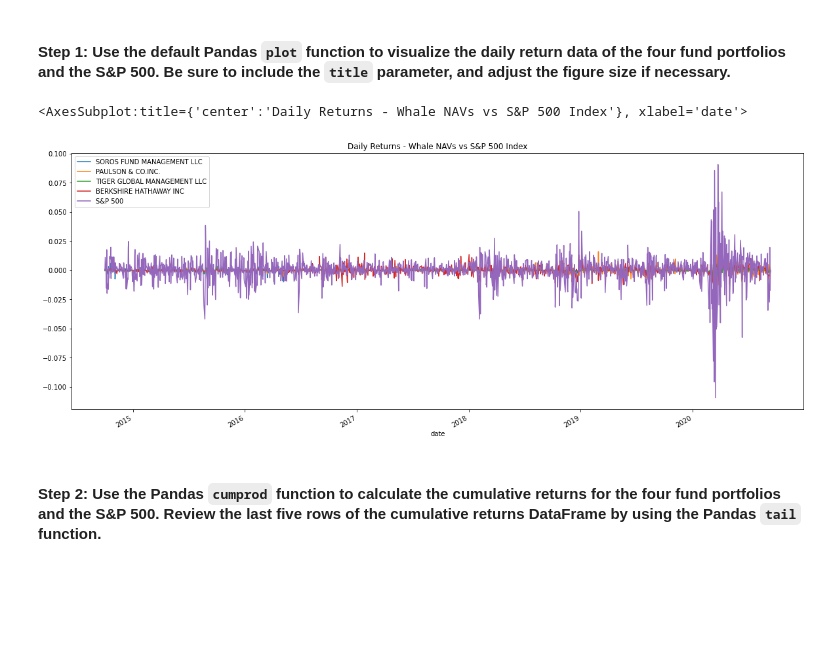
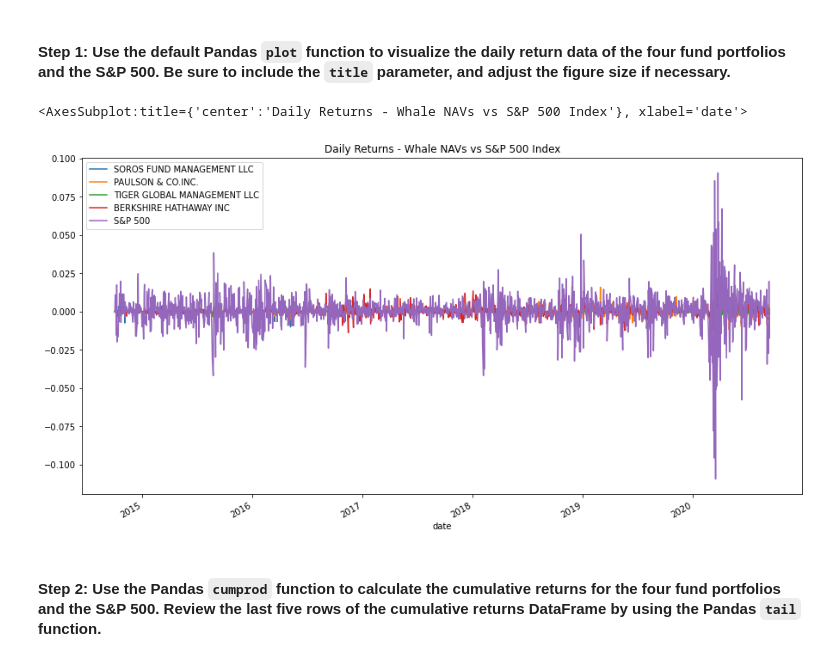
Before and after one commit to lindseyhardouin/Challenge_4, a Jupyter notebook: risk_return_analysis.ipynb, the cells around one changed output. Saved outputs shown, nothing was run; the diff lists cells and outputs as text; code cells hidden in the pictures; blank space fills up the shorter version.

```diff
--- a/risk_return_analysis.ipynb
+++ b/risk_return_analysis.ipynb
@@ -161,13 +161,13 @@ Analyze the data to determine if any of the portfolios outperform the broader st
 # %%
 # Plot the daily return data of the 4 funds and the S&P 500
 # Inclue a title parameter and adjust the figure size
 
 whale_navs_daily_return.plot(
-    figsize=(20,8),
+    figsize=(15,8),
     title="Daily Returns - Whale NAVs vs S&P 500 Index")
 # %% [output]
 <AxesSubplot:title={'center':'Daily Returns - Whale NAVs vs S&P 500 Index'}, xlabel='date'>
-[figure, old version]
+[figure, new version]
 # %% [markdown]
 #### Step 2: Use the Pandas `cumprod` function to calculate the cumulative returns for the four fund portfolios and the S&P 500. Review the last five rows of the cumulative returns DataFrame by using the Pandas `tail` function.
 # %%
```
Also changed, not shown: parts of 7 cells of this notebook.
